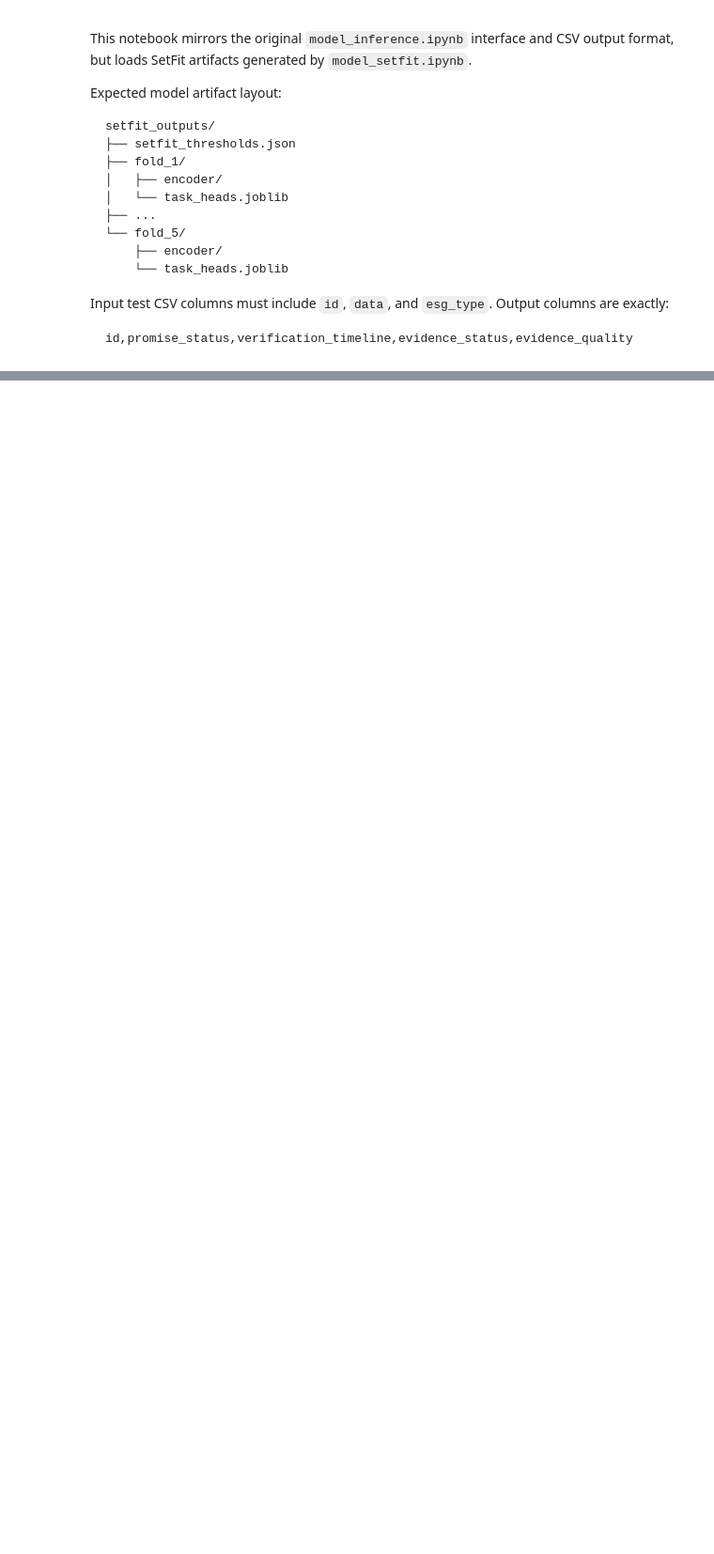
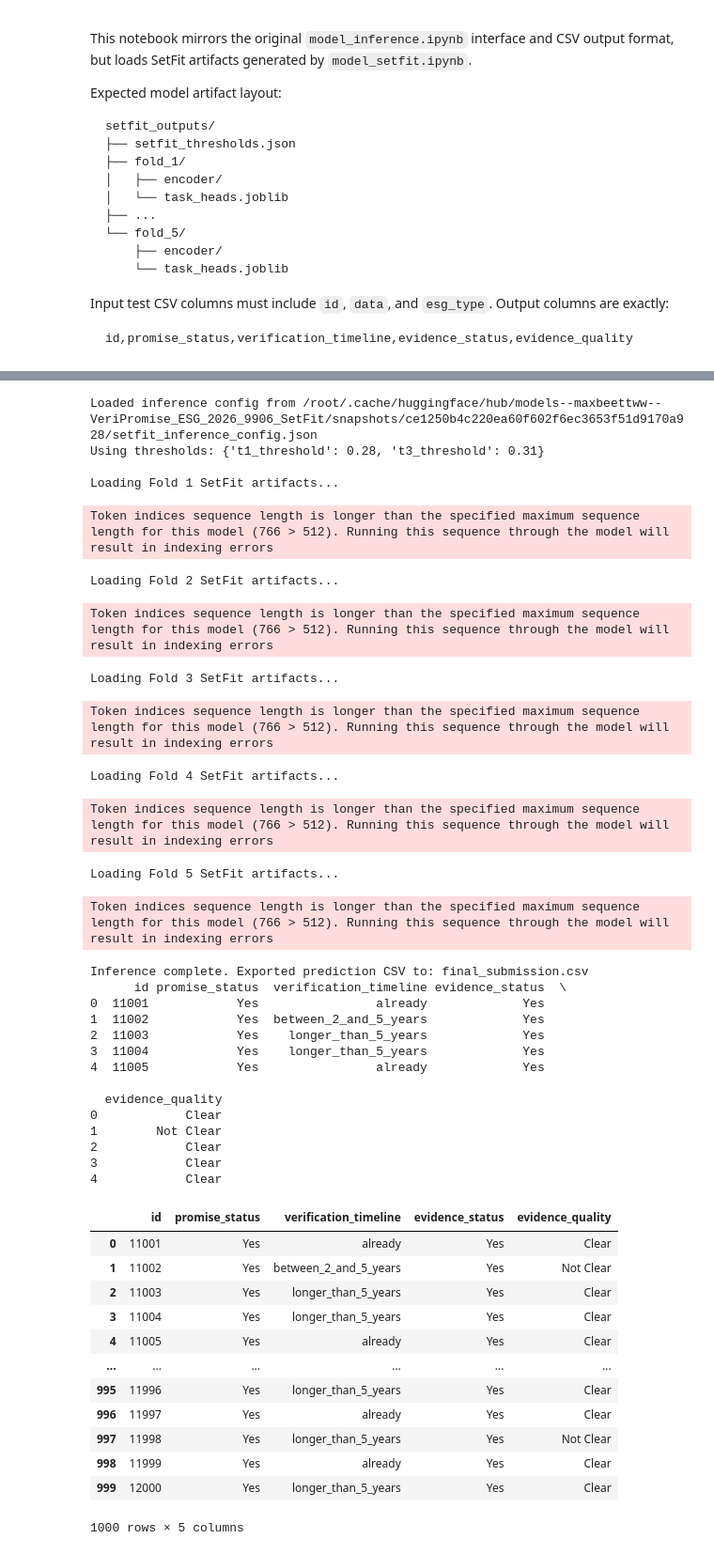
Before and after one commit to Heng1222/VeriPromiseESG_2026_TEAM_9906, a Jupyter notebook: app/model/model_setfit_inference.ipynb, the cells around one changed output, grey strips where cells are left out. Shown at 94% size. Saved outputs shown, nothing was run; the diff lists cells and outputs as text; code cells hidden in the pictures; blank space fills up the shorter version.

Commit message:
feat: successly inference

```diff
--- a/app/model/model_setfit_inference.ipynb
+++ b/app/model/model_setfit_inference.ipynb
@@ -50,7 +52,7 @@ RAW_BASE_URL = "https://raw.githubusercontent.com/Heng1222/VeriPromiseESG_2026_T
 TEST_CSV_PATH = f"{RAW_BASE_URL}val_fold_1.csv"
 
 # Local/Colab artifact directory produced by model_setfit.ipynb.
-SETFIT_MODEL_DIR = Path("setfit_outputs")
+SETFIT_MODEL_DIR = Path("")
 
 # Set this to the SetFit Hub repo created by model_setfit.ipynb.
 # The default follows the original repo naming convention; change it if your upload used another repo id.
@@ -395,11 +399,12 @@ def ensemble_inference_and_export(repo_id, test_csv_path, output_csv_path="final
 # 5. Run inference
 # ==========================================
 # Local/Colab artifacts generated by model_setfit.ipynb:
-test_url = f"{RAW_BASE_URL}val_fold_1.csv"
-ensemble_inference_and_export(DEFAULT_REPO_ID, test_url, "final_submission.csv", model_dir=SETFIT_MODEL_DIR)
+test_url = f"vpesg4k_val_1000.csv"
+# ensemble_inference_and_export(DEFAULT_REPO_ID, test_url, "final_submission.csv", model_dir=SETFIT_MODEL_DIR)
 
 # If your SetFit artifacts are uploaded to Hugging Face Hub, use:
-# ensemble_inference_and_export("your-username/your-setfit-repo", test_url, "final_submission.csv")
+ensemble_inference_and_export("maxbeettww/VeriPromise_ESG_2026_9906_SetFit", test_url, "final_submission.csv")
 
 # If your real test file is uploaded to Colab, use for example:
 # ensemble_inference_and_export(DEFAULT_REPO_ID, "/content/test.csv", "final_submission.csv", model_dir=SETFIT_MODEL_DIR)
+# %% [output]
@@ -405,0 +413,40 @@ ensemble_inference_and_export(DEFAULT_REPO_ID, test_url, "final_submission.csv",
+Loaded inference config from /root/.cache/huggingface/hub/models--maxbeettww--VeriPromise_ESG_2026_9906_SetFit/snapshots/ce1250b4c220ea60f602f6ec3653f51d9170a928/setfit_inference_config.json
+Using thresholds: {'t1_threshold': 0.28, 't3_threshold': 0.31}
+
+Loading Fold 1 SetFit artifacts...
+Token indices sequence length is longer than the specified maximum sequence length for this model (766 > 512). Running this sequence through the model will result in indexing errors
+Loading Fold 2 SetFit artifacts...
+Token indices sequence length is longer than the specified maximum sequence length for this model (766 > 512). Running this sequence through the model will result in indexing errors
+Loading Fold 3 SetFit artifacts...
+Token indices sequence length is longer than the specified maximum sequence length for this model (766 > 512). Running this sequence through the model will result in indexing errors
+Loading Fold 4 SetFit artifacts...
+Token indices sequence length is longer than the specified maximum sequence length for this model (766 > 512). Running this sequence through the model will result in indexing errors
+Loading Fold 5 SetFit artifacts...
+Token indices sequence length is longer than the specified maximum sequence length for this model (766 > 512). Running this sequence through the model will result in indexing errors
+Inference complete. Exported prediction CSV to: final_submission.csv
+      id promise_status  verification_timeline evidence_status  \
+0  11001            Yes                already             Yes
+1  11002            Yes  between_2_and_5_years             Yes
+2  11003            Yes    longer_than_5_years             Yes
+3  11004            Yes    longer_than_5_years             Yes
+4  11005            Yes                already             Yes
+
+  evidence_quality
+0            Clear
+1        Not Clear
+2            Clear
+3            Clear
+4            Clear
+|  | id | promise_status | verification_timeline | evidence_status | evidence_quality |
+| 0 | 11001 | Yes | already | Yes | Clear |
+| 1 | 11002 | Yes | between_2_and_5_years | Yes | Not Clear |
+| 2 | 11003 | Yes | longer_than_5_years | Yes | Clear |
+| 3 | 11004 | Yes | longer_than_5_years | Yes | Clear |
+| 4 | 11005 | Yes | already | Yes | Clear |
+| ... | ... | ... | ... | ... | ... |
+| 995 | 11996 | Yes | longer_than_5_years | Yes | Clear |
+| 996 | 11997 | Yes | already | Yes | Clear |
+| 997 | 11998 | Yes | longer_than_5_years | Yes | Not Clear |
+| 998 | 11999 | Yes | already | Yes | Clear |
+| 999 | 12000 | Yes | longer_than_5_years | Yes | Clear |
+1000 rows × 5 columns
```
Also changed, not shown: parts of 3 cells of this notebook.
